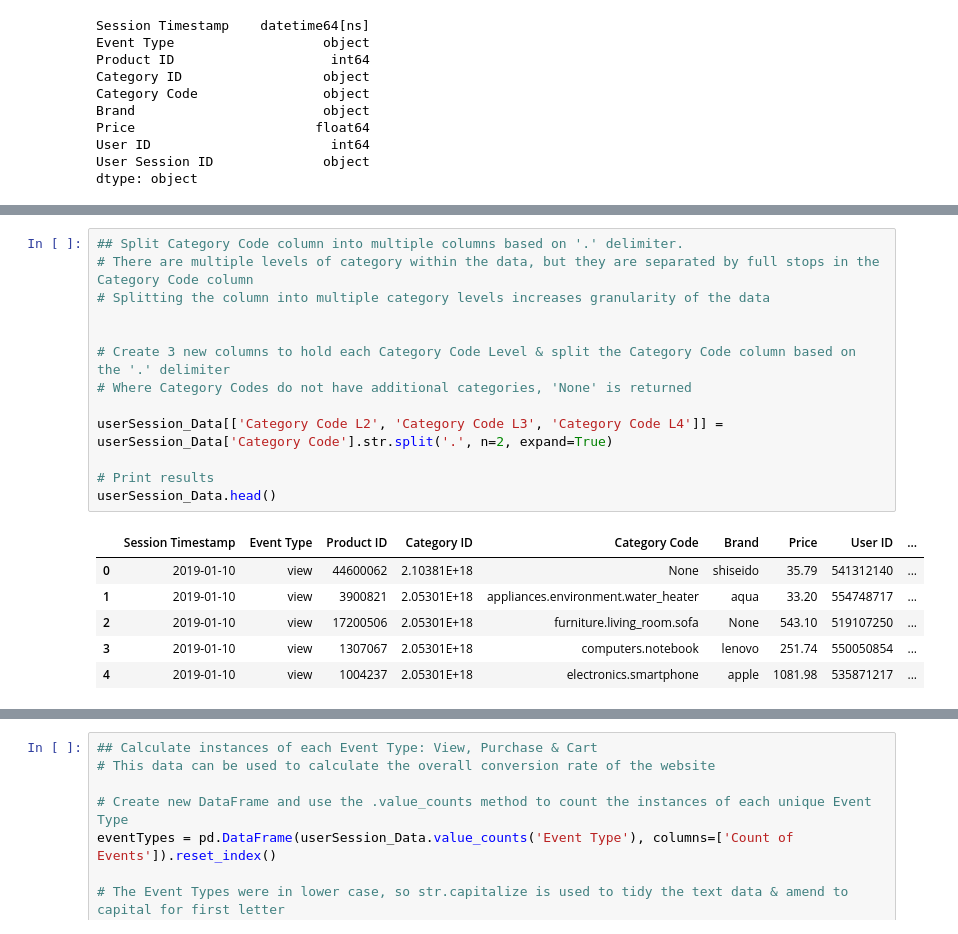
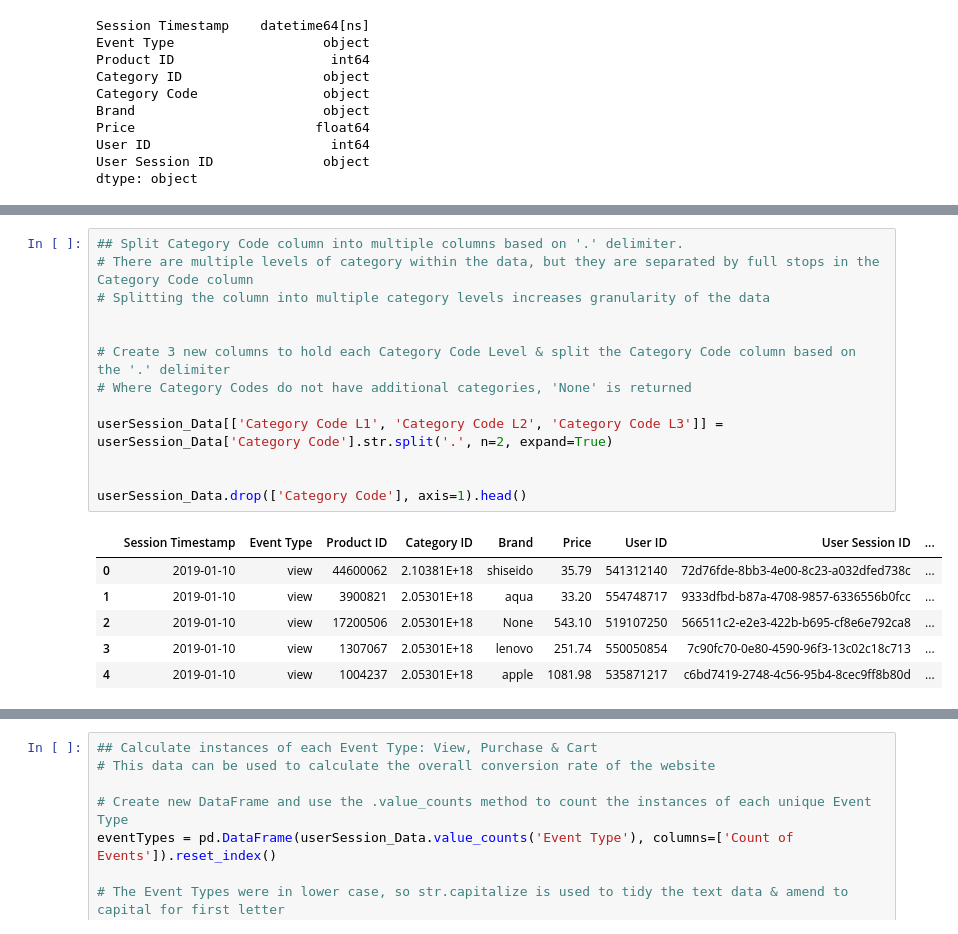
Before and after one commit to mjjohnson94/microFarm, a Jupyter notebook: User Session Analysis.ipynb, the cells around one changed output, grey strips where cells are left out. Saved outputs shown, nothing was run; the diff lists cells and outputs as text.

```diff
--- a/User Session Analysis.ipynb
+++ b/User Session Analysis.ipynb
@@ -93,20 +86,20 @@ userSession_Data
 # %%
 ## Split Category Code column into multiple columns based on '.' delimiter.
 # There are multiple levels of category within the data, but they are separated by full stops in the Category Code column
 # Splitting the column into multiple category levels increases granularity of the data
 
 
 # Create 3 new columns to hold each Category Code Level & split the Category Code column based on the '.' delimiter
 # Where Category Codes do not have additional categories, 'None' is returned
 
-userSession_Data[['Category Code L2', 'Category Code L3', 'Category Code L4']] = userSession_Data['Category Code'].str.split('.', n=2, expand=True)
+userSession_Data[['Category Code L1', 'Category Code L2', 'Category Code L3']] = userSession_Data['Category Code'].str.split('.', n=2, expand=True)
 
-# Print results
-userSession_Data.head()
+
+userSession_Data.drop(['Category Code'], axis=1).head()
 # %% [output]
-|  | Session Timestamp | Event Type | Product ID | Category ID | Category Code | Brand | Price | User ID | ... |
-| 0 | 2019-01-10 | view | 44600062 | 2.10381E+18 | None | shiseido | 35.79 | 541312140 | ... |
-| 1 | 2019-01-10 | view | 3900821 | 2.05301E+18 | appliances.environment.water_heater | aqua | 33.20 | 554748717 | ... |
-| 2 | 2019-01-10 | view | 17200506 | 2.05301E+18 | furniture.living_room.sofa | None | 543.10 | 519107250 | ... |
-| 3 | 2019-01-10 | view | 1307067 | 2.05301E+18 | computers.notebook | lenovo | 251.74 | 550050854 | ... |
-| 4 | 2019-01-10 | view | 1004237 | 2.05301E+18 | electronics.smartphone | apple | 1081.98 | 535871217 | ... |
+|  | Session Timestamp | Event Type | Product ID | Category ID | Brand | Price | User ID | User Session ID | ... |
+| 0 | 2019-01-10 | view | 44600062 | 2.10381E+18 | shiseido | 35.79 | 541312140 | 72d76fde-8bb3-4e00-8c23-a032dfed738c | ... |
+| 1 | 2019-01-10 | view | 3900821 | 2.05301E+18 | aqua | 33.20 | 554748717 | 9333dfbd-b87a-4708-9857-6336556b0fcc | ... |
+| 2 | 2019-01-10 | view | 17200506 | 2.05301E+18 | None | 543.10 | 519107250 | 566511c2-e2e3-422b-b695-cf8e6e792ca8 | ... |
+| 3 | 2019-01-10 | view | 1307067 | 2.05301E+18 | lenovo | 251.74 | 550050854 | 7c90fc70-0e80-4590-96f3-13c02c18c713 | ... |
+| 4 | 2019-01-10 | view | 1004237 | 2.05301E+18 | apple | 1081.98 | 535871217 | c6bd7419-2748-4c56-95b4-8cec9ff8b80d | ... |
```
Also changed, not shown: parts of 7 cells of this notebook.
